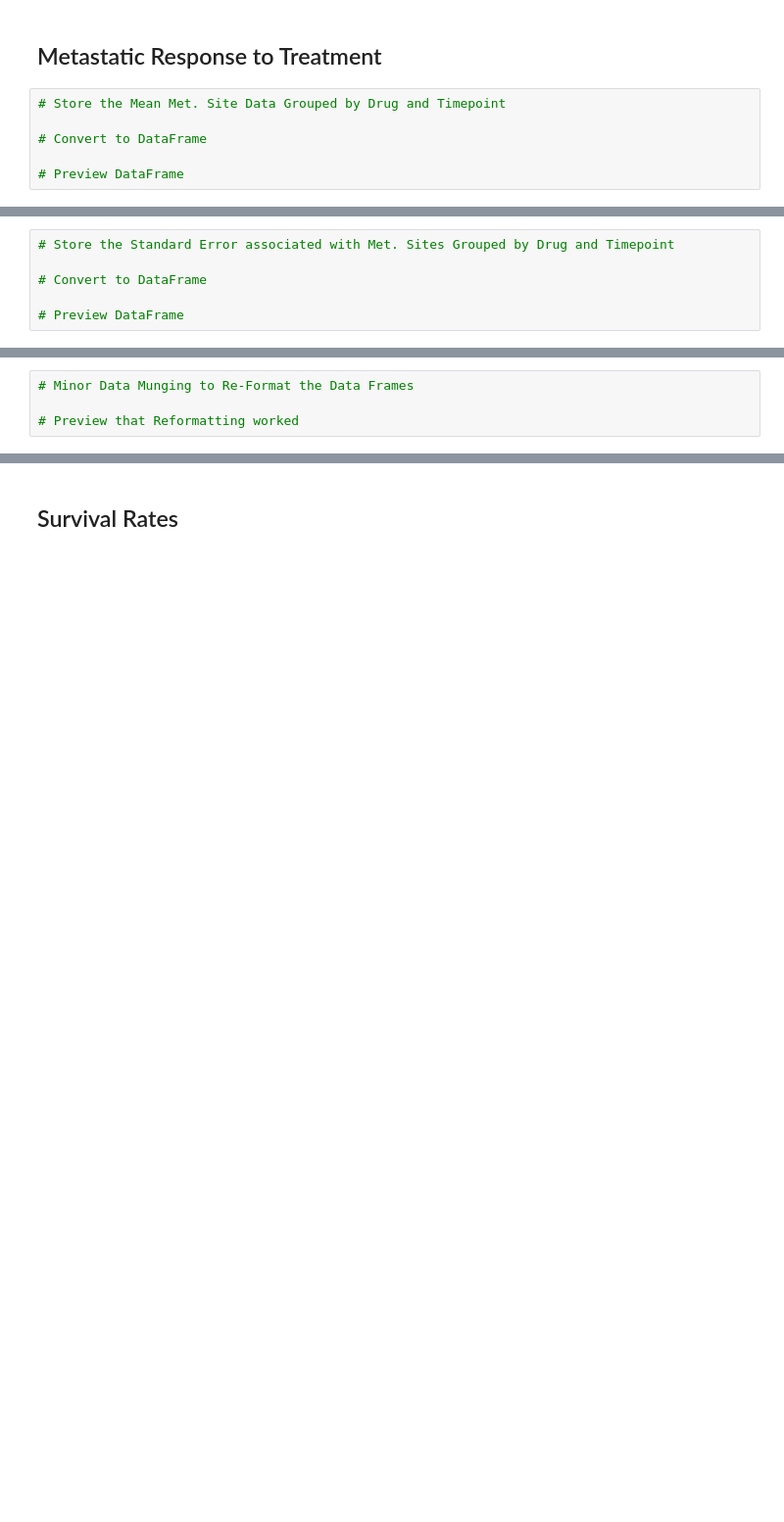
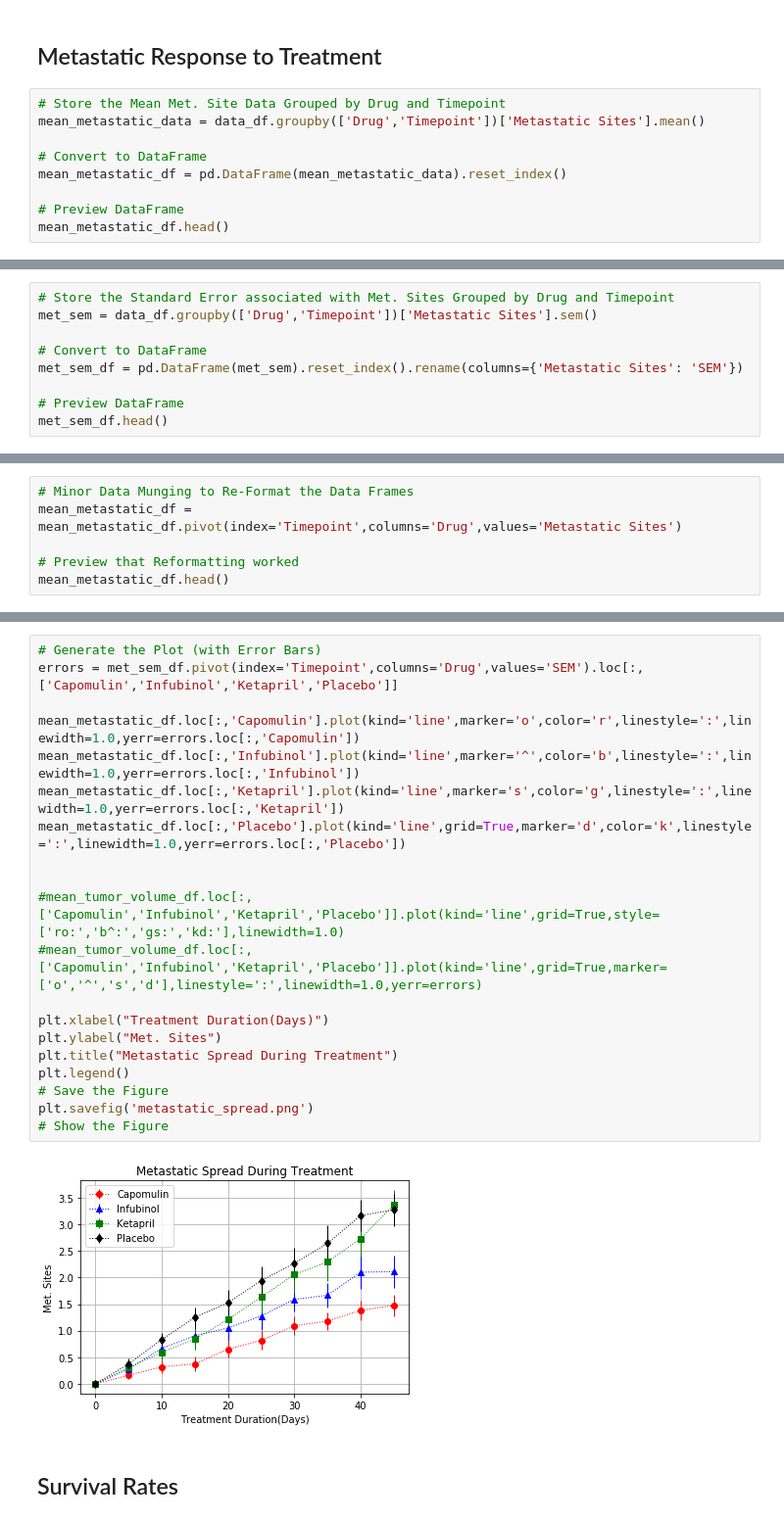
Before and after one commit to FractalMind81/DataAnalytics, a Jupyter notebook: Python/Matplotlib/pymaceuticals_starter.ipynb, the cells around one changed output, grey strips where cells are left out. Shown: that part at 98% size. Saved outputs shown, nothing was run; the diff lists cells and outputs as text; blank space fills up the shorter version.

Commit message:
add metastatic summaries and plot

```diff
--- a/Python/Matplotlib/pymaceuticals_starter.ipynb
+++ b/Python/Matplotlib/pymaceuticals_starter.ipynb
@@ -107,7 +107,10 @@ plt.show()
 ## Metastatic Response to Treatment
 # %%
 # Store the Mean Met. Site Data Grouped by Drug and Timepoint
+mean_metastatic_data = data_df.groupby(['Drug','Timepoint'])['Metastatic Sites'].mean()
 
 # Convert to DataFrame
+mean_metastatic_df = pd.DataFrame(mean_metastatic_data).reset_index()
 
 # Preview DataFrame
+mean_metastatic_df.head()
@@ -123,6 +124,9 @@ plt.show()
 # %%
 # Store the Standard Error associated with Met. Sites Grouped by Drug and Timepoint
+met_sem = data_df.groupby(['Drug','Timepoint'])['Metastatic Sites'].sem()
 
 # Convert to DataFrame
+met_sem_df = pd.DataFrame(met_sem).reset_index().rename(columns={'Metastatic Sites': 'SEM'})
 
 # Preview DataFrame
+met_sem_df.head()
@@ -138,4 +140,6 @@ plt.show()
 # %%
 # Minor Data Munging to Re-Format the Data Frames
+mean_metastatic_df = mean_metastatic_df.pivot(index='Timepoint',columns='Drug',values='Metastatic Sites')
 
 # Preview that Reformatting worked
+mean_metastatic_df.head()
@@ -160,3 +154,25 @@ plt.show()
+# %%
+# Generate the Plot (with Error Bars)
+errors = met_sem_df.pivot(index='Timepoint',columns='Drug',values='SEM').loc[:,['Capomulin','Infubinol','Ketapril','Placebo']]
+
+mean_metastatic_df.loc[:,'Capomulin'].plot(kind='line',marker='o',color='r',linestyle=':',linewidth=1.0,yerr=errors.loc[:,'Capomulin'])
+mean_metastatic_df.loc[:,'Infubinol'].plot(kind='line',marker='^',color='b',linestyle=':',linewidth=1.0,yerr=errors.loc[:,'Infubinol'])
+mean_metastatic_df.loc[:,'Ketapril'].plot(kind='line',marker='s',color='g',linestyle=':',linewidth=1.0,yerr=errors.loc[:,'Ketapril'])
+mean_metastatic_df.loc[:,'Placebo'].plot(kind='line',grid=True,marker='d',color='k',linestyle=':',linewidth=1.0,yerr=errors.loc[:,'Placebo'])
+
+
+#mean_tumor_volume_df.loc[:,['Capomulin','Infubinol','Ketapril','Placebo']].plot(kind='line',grid=True,style=['ro:','b^:','gs:','kd:'],linewidth=1.0)
+#mean_tumor_volume_df.loc[:,['Capomulin','Infubinol','Ketapril','Placebo']].plot(kind='line',grid=True,marker=['o','^','s','d'],linestyle=':',linewidth=1.0,yerr=errors)
+
+plt.xlabel("Treatment Duration(Days)")
+plt.ylabel("Met. Sites")
+plt.title("Metastatic Spread During Treatment")
+plt.legend()
+# Save the Figure
+plt.savefig('metastatic_spread.png')
+# Show the Figure
+# %% [output]
+[figure, added]
 # %% [markdown]
 ## Survival Rates
 # %%
```
Also changed, not shown: parts of 8 cells of this notebook.
